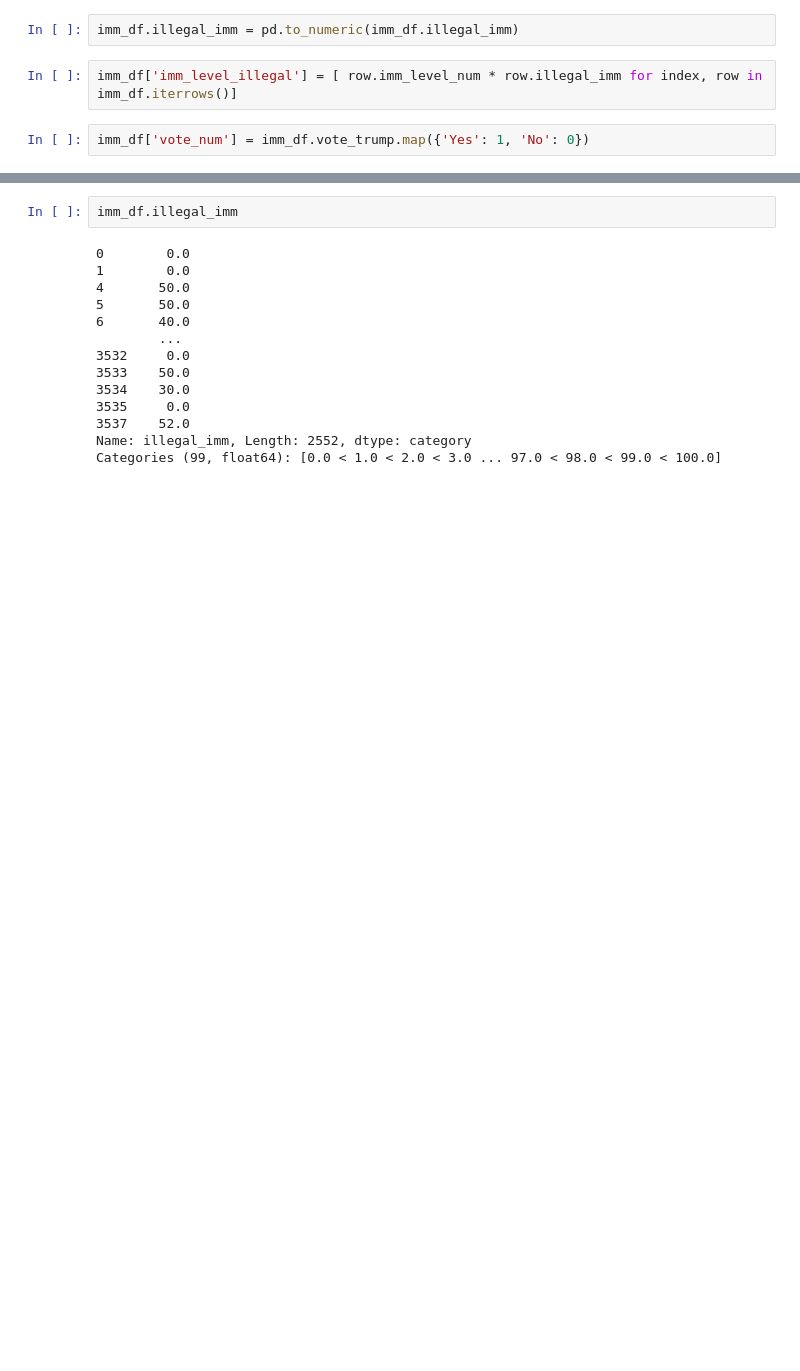
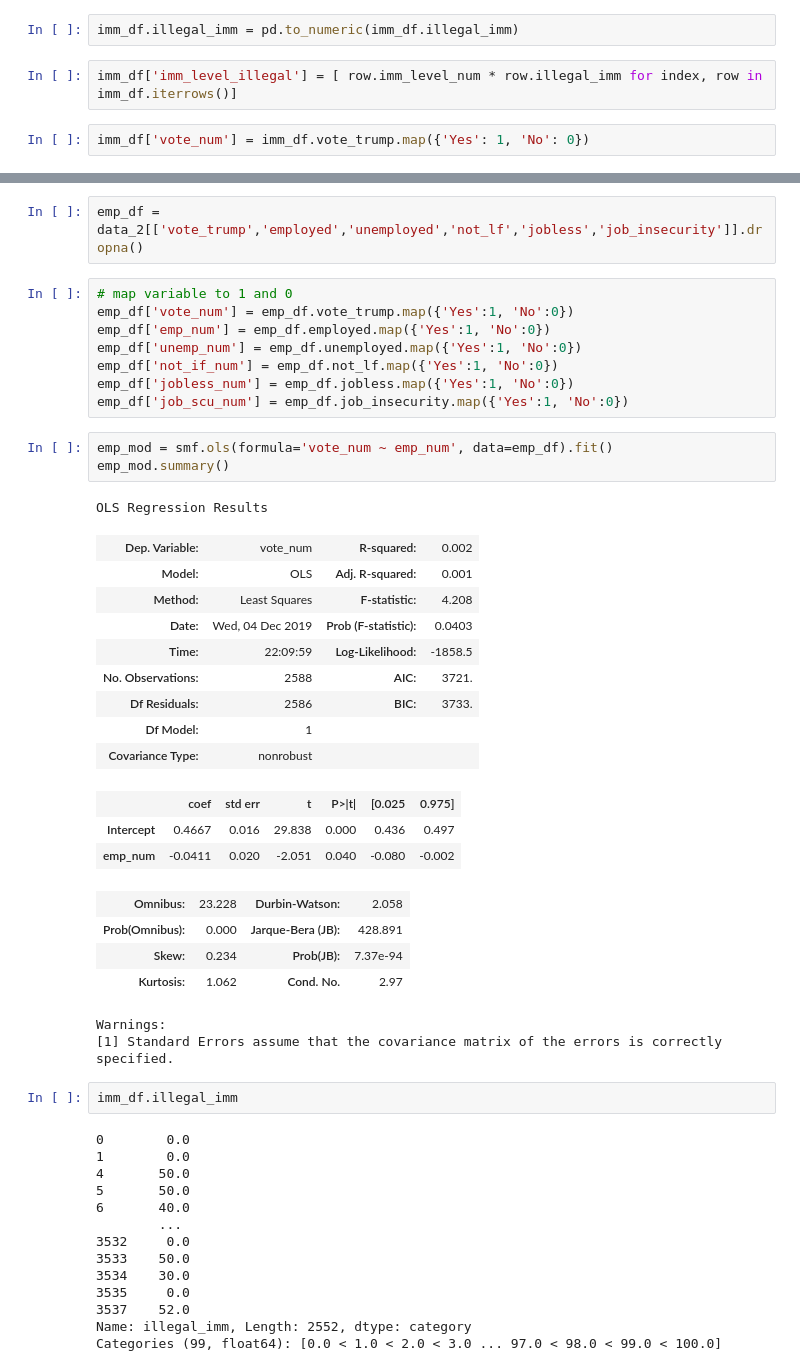
Before and after one commit to wangdianyh/trump-4703, a Jupyter notebook: Trump.ipynb, the cells around one changed output, grey strips where cells are left out. Cells and saved outputs as stored; diff of their text form; blank space fills up the shorter version.

```diff
--- a/Trump.ipynb
+++ b/Trump.ipynb
@@ -455,3 +498,36 @@ Warnings:
+# %%
+emp_df = data_2[['vote_trump','employed','unemployed','not_lf','jobless','job_insecurity']].dropna()
+# %%
+# map variable to 1 and 0
+emp_df['vote_num'] = emp_df.vote_trump.map({'Yes':1, 'No':0})
+emp_df['emp_num'] = emp_df.employed.map({'Yes':1, 'No':0})
+emp_df['unemp_num'] = emp_df.unemployed.map({'Yes':1, 'No':0})
+emp_df['not_if_num'] = emp_df.not_lf.map({'Yes':1, 'No':0})
+emp_df['jobless_num'] = emp_df.jobless.map({'Yes':1, 'No':0})
+emp_df['job_scu_num'] = emp_df.job_insecurity.map({'Yes':1, 'No':0})
+# %%
+emp_mod = smf.ols(formula='vote_num ~ emp_num', data=emp_df).fit()
+emp_mod.summary()
+# %% [output]
+OLS Regression Results
+| Dep. Variable: | vote_num | R-squared: | 0.002 |
+| Model: | OLS | Adj. R-squared: | 0.001 |
+| Method: | Least Squares | F-statistic: | 4.208 |
+| Date: | Wed, 04 Dec 2019 | Prob (F-statistic): | 0.0403 |
+| Time: | 22:09:59 | Log-Likelihood: | -1858.5 |
+| No. Observations: | 2588 | AIC: | 3721. |
+| Df Residuals: | 2586 | BIC: | 3733. |
+| Df Model: | 1 |  |  |
+| Covariance Type: | nonrobust |  |  |
+|  | coef | std err | t | P>|t| | [0.025 | 0.975] |
+| Intercept | 0.4667 | 0.016 | 29.838 | 0.000 | 0.436 | 0.497 |
+| emp_num | -0.0411 | 0.020 | -2.051 | 0.040 | -0.080 | -0.002 |
+| Omnibus: | 23.228 | Durbin-Watson: | 2.058 |
+| Prob(Omnibus): | 0.000 | Jarque-Bera (JB): | 428.891 |
+| Skew: | 0.234 | Prob(JB): | 7.37e-94 |
+| Kurtosis: | 1.062 | Cond. No. | 2.97 |
+Warnings:
+[1] Standard Errors assume that the covariance matrix of the errors is correctly specified.
 # %%
 imm_df.illegal_imm
 # %% [output]
```
Also changed, not shown: parts of 14 cells of this notebook.
